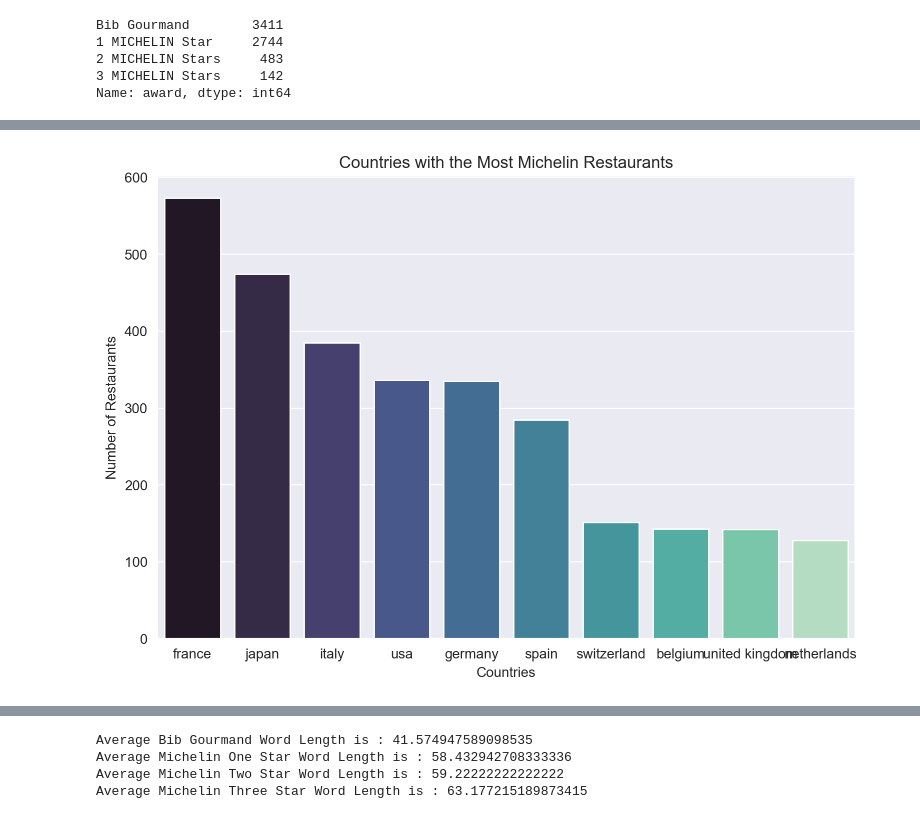
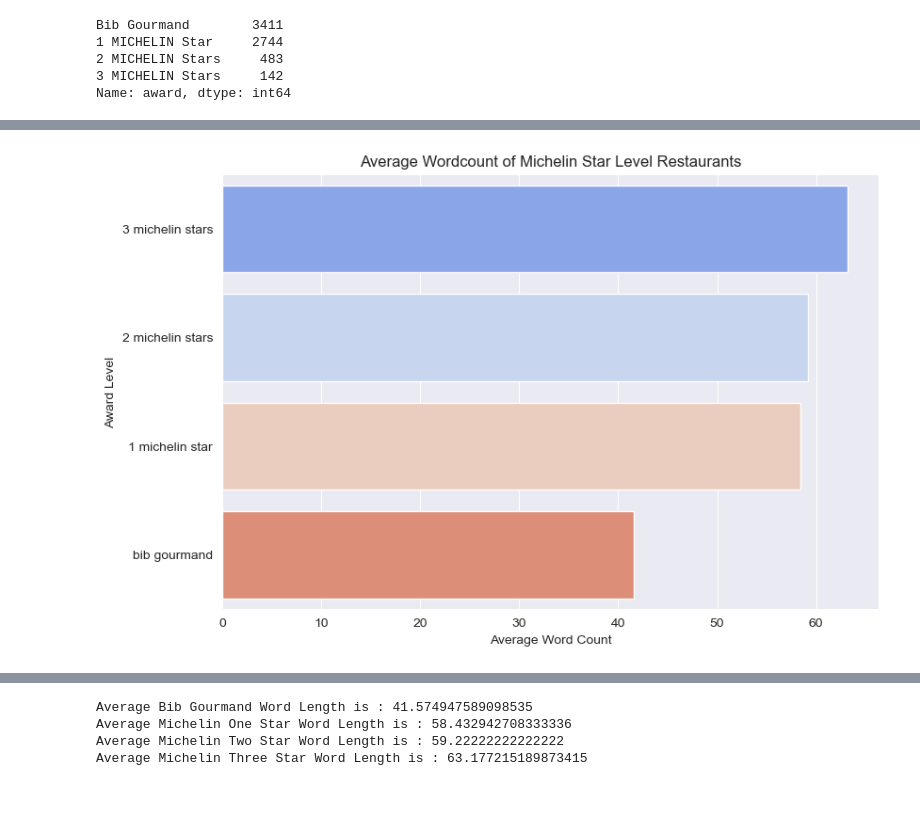
Before and after one commit to CodeupGourmands/Michelin_NLP_Capstone, a Jupyter notebook: cristina_notebook.ipynb, the cells around one changed output, grey strips where cells are left out. Saved outputs shown, nothing was run; the diff lists cells and outputs as text; code cells hidden in the pictures.

```diff
--- a/cristina_notebook.ipynb
+++ b/cristina_notebook.ipynb
@@ -422,3 +363,7 @@ train[train.country == 'france']
+# %%
+e.get_wordcount_bar(train)
+# %% [output]
+[figure, added]
 # %%
 def top_10_country_viz(train):
     '''
@@ -437,8 +382,4 @@ def top_10_country_viz(train):
     plt.xlabel("Countries")
     plt.ylabel('Number of Restaurants')
     plt.show()
-# %%
-top_10_country_viz(train)
-# %% [output]
-[figure, removed]
 # %%
```
Also changed, not shown: parts of 40 cells of this notebook.
